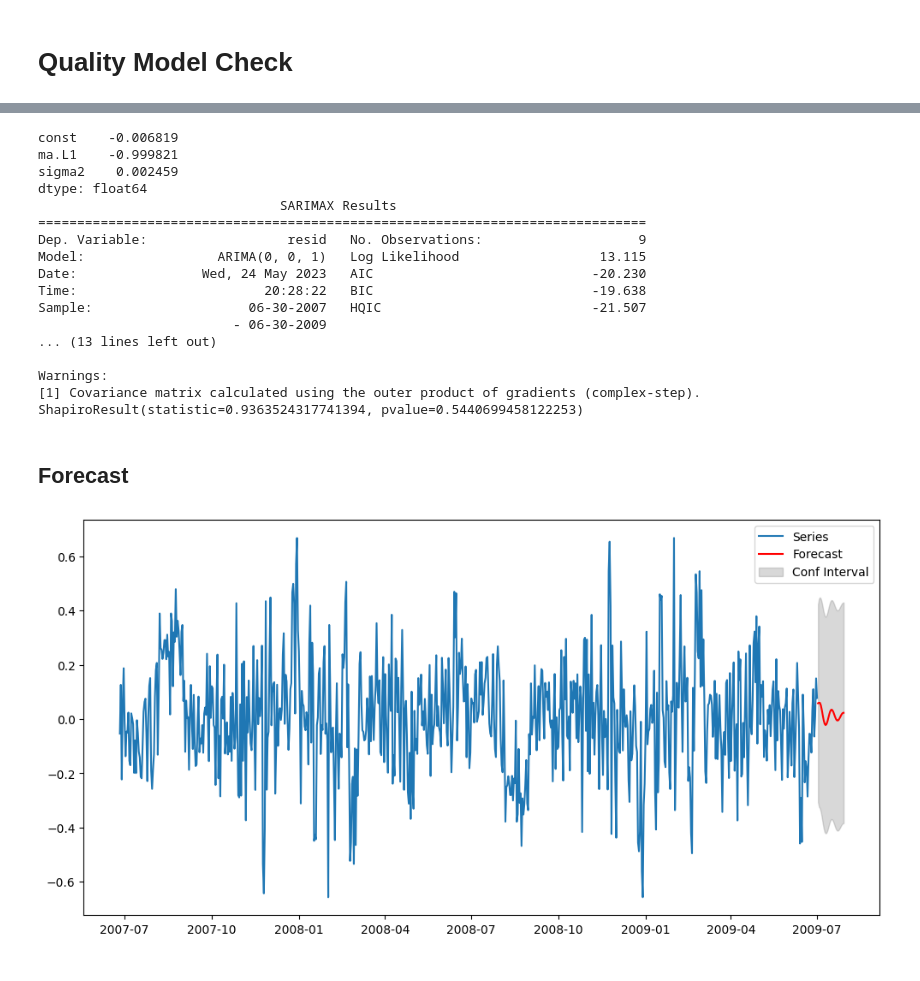
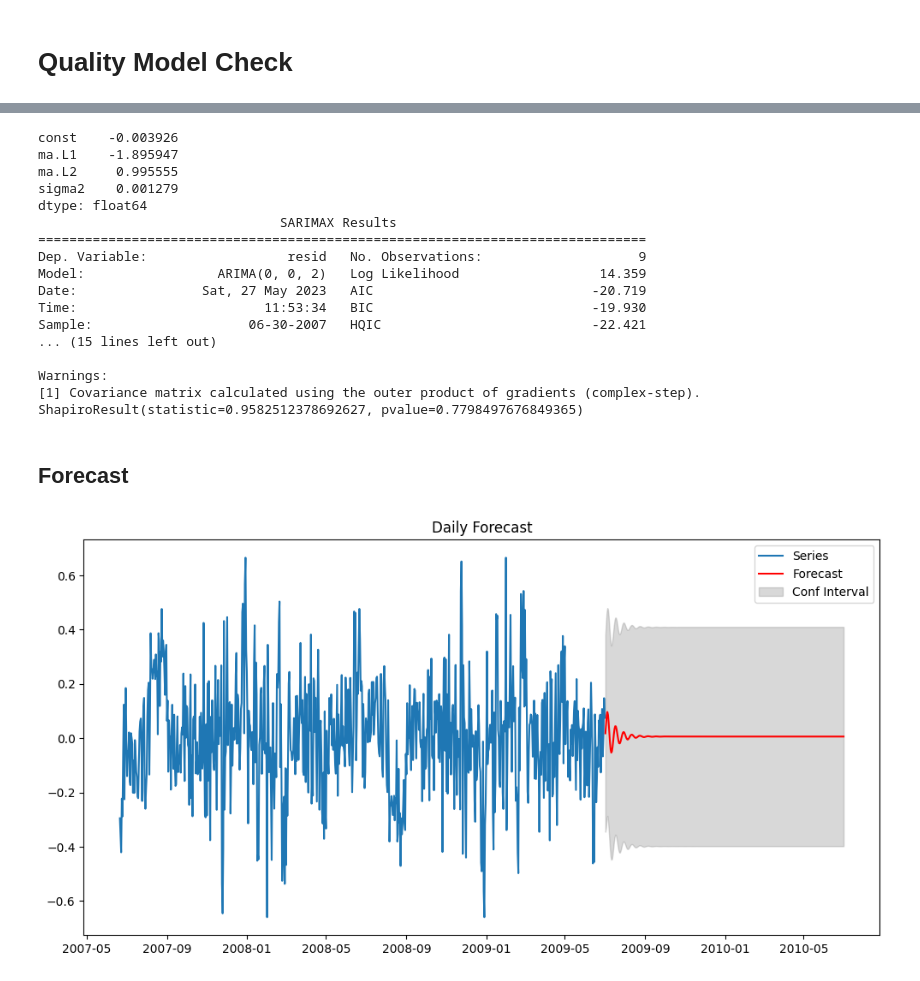
Before and after one commit to ElbazHaim/household_electricity_timeseries_project, a Jupyter notebook: project.ipynb, the cells around one changed output, grey strips where cells are left out. Drawn from its saved outputs; the diff is of its cells as text; code cells hidden in the pictures.

```diff
--- a/project.ipynb
+++ b/project.ipynb
@@ -17,7 +14,7 @@ household_power_consumption = pd.read_csv("household_power_consumption.txt", sep
                                                 low_memory=False,
                                                 na_values=['nan','?'])
 # %%
-household_power_consumption = household_power_consumption[household_power_consumption.index > "2006-12-26"]
+household_power_consumption = household_power_consumption[household_power_consumption.index > "2006-12-21"]
 household_power_consumption = household_power_consumption[household_power_consumption.index < "2009-12-31"]
 household_power_consumption = household_power_consumption.fillna(method="ffill")
 # %%
@@ -58,3 +51,8 @@ quarterly = household_power_consumption.resample("3M").mean()
+# %%
+daily = daily.asfreq("D")
+weekly = weekly.asfreq("W")
+monthly = monthly.asfreq("M")
+quarterly = quarterly.asfreq("3M")
 # %%
 fig, axes = plt.subplots(nrows=2, ncols=2, figsize=(10, 6))
 daily.plot(y="Global_active_power", ax=axes[0,0], title="Daily")
@@ -115,21 +76,5 @@ plot_acf_subplots([daily, weekly, monthly, quarterly], ["Daily", "Weekly", "Mont
 # %% [markdown]
 ## Decompose Trend and Seasonality
-# %%
-def decompose(time_period, period):
-    decomposition = sm.tsa.seasonal_decompose(time_period, model='additive', period=period)
-    fig, axes = plt.subplots(nrows=3, ncols=1, figsize=(10, 6))
-    axes[0].plot(decomposition.trend)
-    axes[0].set_title("Trend")
-    axes[1].plot(decomposition.seasonal)
-    axes[1].set_title("Seasonality")
-    axes[2].plot(decomposition.resid)
-    axes[2].set_title("Residual")
-    plt.tight_layout()
-    plt.savefig(f"{period}.png")
-    plt.plot()
-    print(ADF(decomposition.resid.dropna()))
-    #print(PhillipsPerron(decomposition.resid.dropna()))
-    return decomposition.resid.dropna()
 # %%
 daily_resid = decompose(daily, 365)
 # %% [output]
@@ -259,7 +187,7 @@ Best quarterly ARIMA parameters & AICC:
 # Quality Model Check
 # %%
 from scipy.stats import shapiro
-model = ARIMA(daily_resid, order=(3, 0, 2)).fit()
+model = ARIMA(daily_resid, order=(2, 0, 3)).fit()
 model.plot_diagnostics()
 plt.tight_layout()
 plt.savefig("diagnostics_daily.png")
@@ -342,38 +270,39 @@ ShapiroResult(statistic=0.9619057774543762, pvalue=0.45372578501701355)
 # %%
-model4 = ARIMA(quarterly_resid, order=(0, 0, 1)).fit()
+model4 = ARIMA(quarterly_resid, order=(0, 0, 2)).fit()
 print(model4.params)
 print(model4.summary())
 print(shapiro(model4.standardized_forecasts_error))
 # %% [output]
-const    -0.006819
-ma.L1    -0.999821
-sigma2    0.002459
+const    -0.003926
+ma.L1    -1.895947
+ma.L2     0.995555
+sigma2    0.001279
 dtype: float64
                                SARIMAX Results
 ==============================================================================
 Dep. Variable:                  resid   No. Observations:                    9
-Model:                 ARIMA(0, 0, 1)   Log Likelihood                  13.115
-Date:                Wed, 24 May 2023   AIC                            -20.230
-Time:                        20:28:22   BIC                            -19.638
-Sample:                    06-30-2007   HQIC                           -21.507
-                         - 06-30-2009
-... (13 lines left out)
+Model:                 ARIMA(0, 0, 2)   Log Likelihood                  14.359
+Date:                Sat, 27 May 2023   AIC                            -20.719
+Time:                        11:53:34   BIC                            -19.930
+Sample:                    06-30-2007   HQIC                           -22.421
+... (15 lines left out)
 
 Warnings:
 [1] Covariance matrix calculated using the outer product of gradients (complex-step).
-ShapiroResult(statistic=0.9363524317741394, pvalue=0.5440699458122253)
+ShapiroResult(statistic=0.9582512378692627, pvalue=0.7798497676849365)
 # %% [markdown]
 ## Forecast
 # %%
-forecast = model.get_forecast(steps=28)
+forecast = model.get_forecast(steps=365)
 forecast_values = forecast.predicted_mean
 confidence_interval = forecast.conf_int()
 plt.figure(figsize=(12, 6))
 plt.plot(daily_resid, label='Series')
 plt.plot(forecast_values.index, forecast_values, color='red', label='Forecast')
 plt.fill_between(confidence_interval.index, confidence_interval.iloc[:, 0], confidence_interval.iloc[:, 1], color='gray', alpha=0.3, label='Conf Interval')
 plt.legend()
+plt.title("Daily Forecast")
 plt.show()
 # %% [output]
-[figure, old version]
+[figure, new version]
 # %%
```
Also changed, not shown: parts of 33 cells of this notebook, 4 other files.
